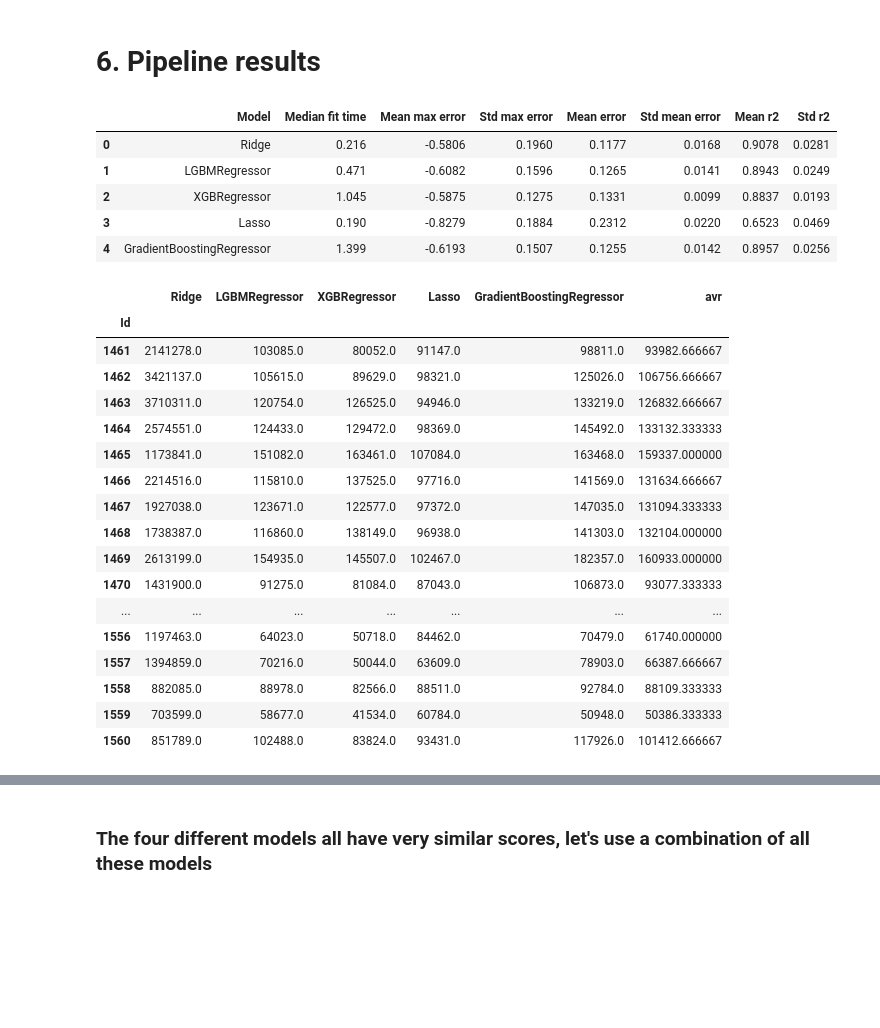
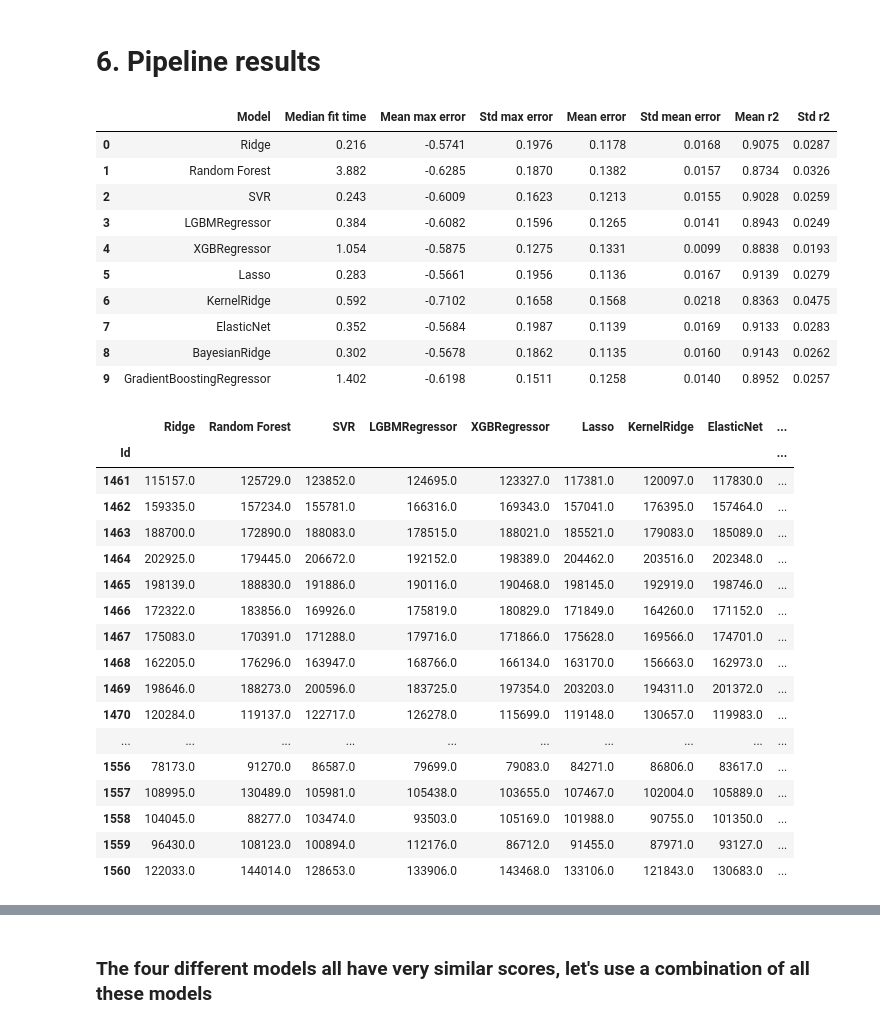
Before and after one commit to max-lutz/Kaggle_competitions, a Jupyter notebook: house-price-regression-full-eda-ml-workflow.ipynb, the cells around one changed output, grey strips where cells are left out. Saved outputs shown, nothing was run; the diff lists cells and outputs as text; code cells hidden in the pictures; blank space fills up the shorter version.

Commit message:
log transform and XBG, LGBM and GradientBoosting

```diff
--- a/house-price-regression-full-eda-ml-workflow.ipynb
+++ b/house-price-regression-full-eda-ml-workflow.ipynb
@@ -927,10 +927,10 @@ def bin_column(df, col, bins, labels):
     return df
 
 def log_transform(df, features):
-    #df[features] = np.log1p(df[features]).astype(float)
-    for col in features:
+    df[features] = np.log1p(df[features]).astype(float)
+    #for col in features:
         #print(col, df[col].isna().sum())
-        df[col] = boxcox1p(df[col], boxcox_normmax(df[col] + 1))
+    #    df[col] = boxcox1p(df[col], boxcox_normmax(df[col] + 1))
     return df
 
 def impute_missing_data(df):
@@ -1100,70 +1100,75 @@ def plot_result_regression(y_train, y_train_pred, algo_name):
 # %%
 models_list = {'Ridge': Ridge(),
                #'DecisionTree Regressor': DecisionTreeRegressor(),
-               #'Random Forest': RandomForestRegressor(),
-               #'SVR': SVR(),
+               'Random Forest': RandomForestRegressor(),
+               'SVR': SVR(),
                'LGBMRegressor' :LGBMRegressor(verbosity = 0, force_row_wise=True),
                'XGBRegressor': XGBRegressor(use_label_encoder=False, verbosity = 0),
                #'CatBoostRegressor': CatBoostRegressor(verbose = 0),
-               'Lasso': Lasso(alpha=0.1),
-               #'KernelRidge': KernelRidge(),
-               #'ElasticNet': ElasticNet(alpha=0.0004, l1_ratio=0.9),
-               #'BayesianRidge': BayesianRidge(),
+               'Lasso': Lasso(alpha=0.0005),
+               'KernelRidge': KernelRidge(),
+               'ElasticNet': ElasticNet(alpha=0.0004, l1_ratio=0.9),
+               'BayesianRidge': BayesianRidge(),
                'GradientBoostingRegressor': GradientBoostingRegressor()}
 
 scoring = {'max_error': 'max_error', 'neg_mean_squared_error': 'neg_mean_squared_error', 'r2':'r2'}
 columns = ['Model', 'Median fit time', 'Mean max error', 'Std max error', 'Mean error', 'Std mean error', 'Mean r2', 'Std r2']
 
 model_perf_matrix = []
 predictions = pd.DataFrame()
 for model_name, model in models_list.items():
     pipeline = Pipeline([
         ('preprocessing' , preprocessing),
         ('scaler' ,        RobustScaler()),
         #('scaler' ,        StandardScaler()),
         #('pca'    ,        PCA(n_components=10)),
         ('model' ,           model)
     ])
 
     cv_score = cross_validate(pipeline, X, y, cv=folds, scoring=scoring);
     #cv_score = np.sqrt(-cross_val_score(pipeline, X, y, cv=folds, scoring=scoring));
     model_perf_matrix.append([model_name, round(cv_score['fit_time'].mean(),3),
                                           round(cv_score['test_max_error'].mean(),4), round(cv_score['test_max_error'].std(),4),
                                           round(np.sqrt(-cv_score['test_neg_mean_squared_error']).mean(),4), round(np.sqrt(-cv_score['test_neg_mean_squared_error']).std(),4),
                                           round(cv_score['test_r2'].mean(),4), round(cv_score['test_r2'].std(),4)])
 
     pipeline.fit(X,y)
     predictions[model_name] = np.floor(np.expm1(pipeline.predict(X_pred))).T
 
 df_model_perf = pd.DataFrame(model_perf_matrix, columns=columns)
 df_model_perf
 # %% [output]
 |  | Model | Median fit time | Mean max error | Std max error | Mean error | Std mean error | Mean r2 | Std r2 |
-| 0 | Ridge | 0.216 | -0.5806 | 0.1960 | 0.1177 | 0.0168 | 0.9078 | 0.0281 |
-| 1 | LGBMRegressor | 0.471 | -0.6082 | 0.1596 | 0.1265 | 0.0141 | 0.8943 | 0.0249 |
-| 2 | XGBRegressor | 1.045 | -0.5875 | 0.1275 | 0.1331 | 0.0099 | 0.8837 | 0.0193 |
-| 3 | Lasso | 0.190 | -0.8279 | 0.1884 | 0.2312 | 0.0220 | 0.6523 | 0.0469 |
-| 4 | GradientBoostingRegressor | 1.399 | -0.6193 | 0.1507 | 0.1255 | 0.0142 | 0.8957 | 0.0256 |
+| 0 | Ridge | 0.216 | -0.5741 | 0.1976 | 0.1178 | 0.0168 | 0.9075 | 0.0287 |
+| 1 | Random Forest | 3.882 | -0.6285 | 0.1870 | 0.1382 | 0.0157 | 0.8734 | 0.0326 |
+| 2 | SVR | 0.243 | -0.6009 | 0.1623 | 0.1213 | 0.0155 | 0.9028 | 0.0259 |
+| 3 | LGBMRegressor | 0.384 | -0.6082 | 0.1596 | 0.1265 | 0.0141 | 0.8943 | 0.0249 |
+| 4 | XGBRegressor | 1.054 | -0.5875 | 0.1275 | 0.1331 | 0.0099 | 0.8838 | 0.0193 |
+| 5 | Lasso | 0.283 | -0.5661 | 0.1956 | 0.1136 | 0.0167 | 0.9139 | 0.0279 |
+| 6 | KernelRidge | 0.592 | -0.7102 | 0.1658 | 0.1568 | 0.0218 | 0.8363 | 0.0475 |
+| 7 | ElasticNet | 0.352 | -0.5684 | 0.1987 | 0.1139 | 0.0169 | 0.9133 | 0.0283 |
+| 8 | BayesianRidge | 0.302 | -0.5678 | 0.1862 | 0.1135 | 0.0160 | 0.9143 | 0.0262 |
+| 9 | GradientBoostingRegressor | 1.402 | -0.6198 | 0.1511 | 0.1258 | 0.0140 | 0.8952 | 0.0257 |
 # %%
 predictions.index = pd.read_csv("/kaggle/input/house-prices-advanced-regression-techniques/test.csv").Id
 predictions['avr'] = predictions[['LGBMRegressor', 'XGBRegressor', 'GradientBoostingRegressor']].mean(axis=1)
 predictions.head(100)
 # %% [output]
-|  | Ridge | LGBMRegressor | XGBRegressor | Lasso | GradientBoostingRegressor | avr |
-| Id |  |  |  |  |  |  |
-| 1461 | 2141278.0 | 103085.0 | 80052.0 | 91147.0 | 98811.0 | 93982.666667 |
-| 1462 | 3421137.0 | 105615.0 | 89629.0 | 98321.0 | 125026.0 | 106756.666667 |
-| 1463 | 3710311.0 | 120754.0 | 126525.0 | 94946.0 | 133219.0 | 126832.666667 |
-| 1464 | 2574551.0 | 124433.0 | 129472.0 | 98369.0 | 145492.0 | 133132.333333 |
-| 1465 | 1173841.0 | 151082.0 | 163461.0 | 107084.0 | 163468.0 | 159337.000000 |
-| 1466 | 2214516.0 | 115810.0 | 137525.0 | 97716.0 | 141569.0 | 131634.666667 |
-| 1467 | 1927038.0 | 123671.0 | 122577.0 | 97372.0 | 147035.0 | 131094.333333 |
-| 1468 | 1738387.0 | 116860.0 | 138149.0 | 96938.0 | 141303.0 | 132104.000000 |
-| 1469 | 2613199.0 | 154935.0 | 145507.0 | 102467.0 | 182357.0 | 160933.000000 |
-| 1470 | 1431900.0 | 91275.0 | 81084.0 | 87043.0 | 106873.0 | 93077.333333 |
-| ... | ... | ... | ... | ... | ... | ... |
-| 1556 | 1197463.0 | 64023.0 | 50718.0 | 84462.0 | 70479.0 | 61740.000000 |
-| 1557 | 1394859.0 | 70216.0 | 50044.0 | 63609.0 | 78903.0 | 66387.666667 |
-| 1558 | 882085.0 | 88978.0 | 82566.0 | 88511.0 | 92784.0 | 88109.333333 |
-| 1559 | 703599.0 | 58677.0 | 41534.0 | 60784.0 | 50948.0 | 50386.333333 |
-| 1560 | 851789.0 | 102488.0 | 83824.0 | 93431.0 | 117926.0 | 101412.666667 |
+|  | Ridge | Random Forest | SVR | LGBMRegressor | XGBRegressor | Lasso | KernelRidge | ElasticNet | ... |
+| Id |  |  |  |  |  |  |  |  | ... |
+| 1461 | 115157.0 | 125729.0 | 123852.0 | 124695.0 | 123327.0 | 117381.0 | 120097.0 | 117830.0 | ... |
+| 1462 | 159335.0 | 157234.0 | 155781.0 | 166316.0 | 169343.0 | 157041.0 | 176395.0 | 157464.0 | ... |
+| 1463 | 188700.0 | 172890.0 | 188083.0 | 178515.0 | 188021.0 | 185521.0 | 179083.0 | 185089.0 | ... |
+| 1464 | 202925.0 | 179445.0 | 206672.0 | 192152.0 | 198389.0 | 204462.0 | 203516.0 | 202348.0 | ... |
+| 1465 | 198139.0 | 188830.0 | 191886.0 | 190116.0 | 190468.0 | 198145.0 | 192919.0 | 198746.0 | ... |
+| 1466 | 172322.0 | 183856.0 | 169926.0 | 175819.0 | 180829.0 | 171849.0 | 164260.0 | 171152.0 | ... |
+| 1467 | 175083.0 | 170391.0 | 171288.0 | 179716.0 | 171866.0 | 175628.0 | 169566.0 | 174701.0 | ... |
+| 1468 | 162205.0 | 176296.0 | 163947.0 | 168766.0 | 166134.0 | 163170.0 | 156663.0 | 162973.0 | ... |
+| 1469 | 198646.0 | 188273.0 | 200596.0 | 183725.0 | 197354.0 | 203203.0 | 194311.0 | 201372.0 | ... |
+| 1470 | 120284.0 | 119137.0 | 122717.0 | 126278.0 | 115699.0 | 119148.0 | 130657.0 | 119983.0 | ... |
+| ... | ... | ... | ... | ... | ... | ... | ... | ... | ... |
+| 1556 | 78173.0 | 91270.0 | 86587.0 | 79699.0 | 79083.0 | 84271.0 | 86806.0 | 83617.0 | ... |
+| 1557 | 108995.0 | 130489.0 | 105981.0 | 105438.0 | 103655.0 | 107467.0 | 102004.0 | 105889.0 | ... |
+| 1558 | 104045.0 | 88277.0 | 103474.0 | 93503.0 | 105169.0 | 101988.0 | 90755.0 | 101350.0 | ... |
+| 1559 | 96430.0 | 108123.0 | 100894.0 | 112176.0 | 86712.0 | 91455.0 | 87971.0 | 93127.0 | ... |
+| 1560 | 122033.0 | 144014.0 | 128653.0 | 133906.0 | 143468.0 | 133106.0 | 121843.0 | 130683.0 | ... |
```
Also changed, not shown: parts of 5 cells of this notebook.
